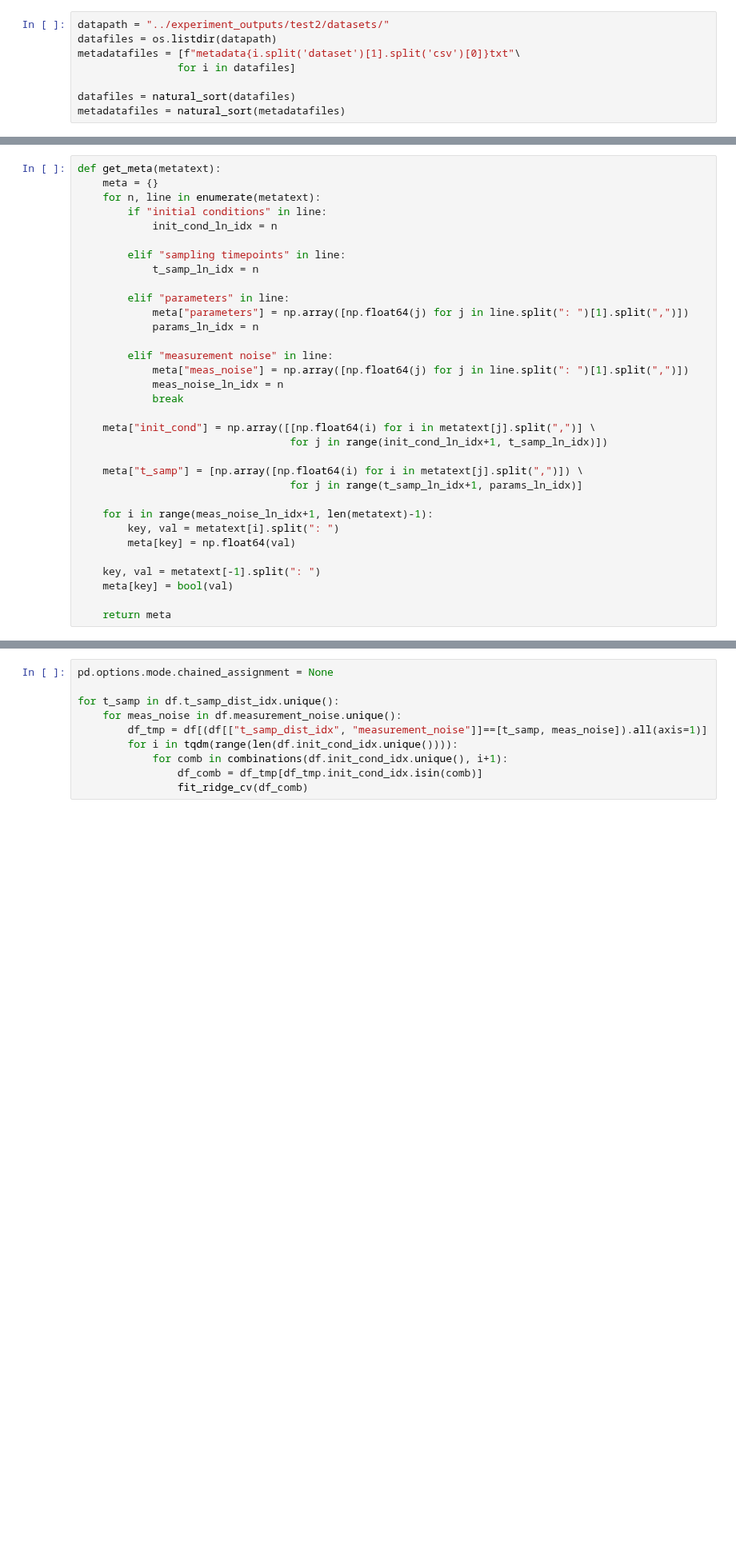
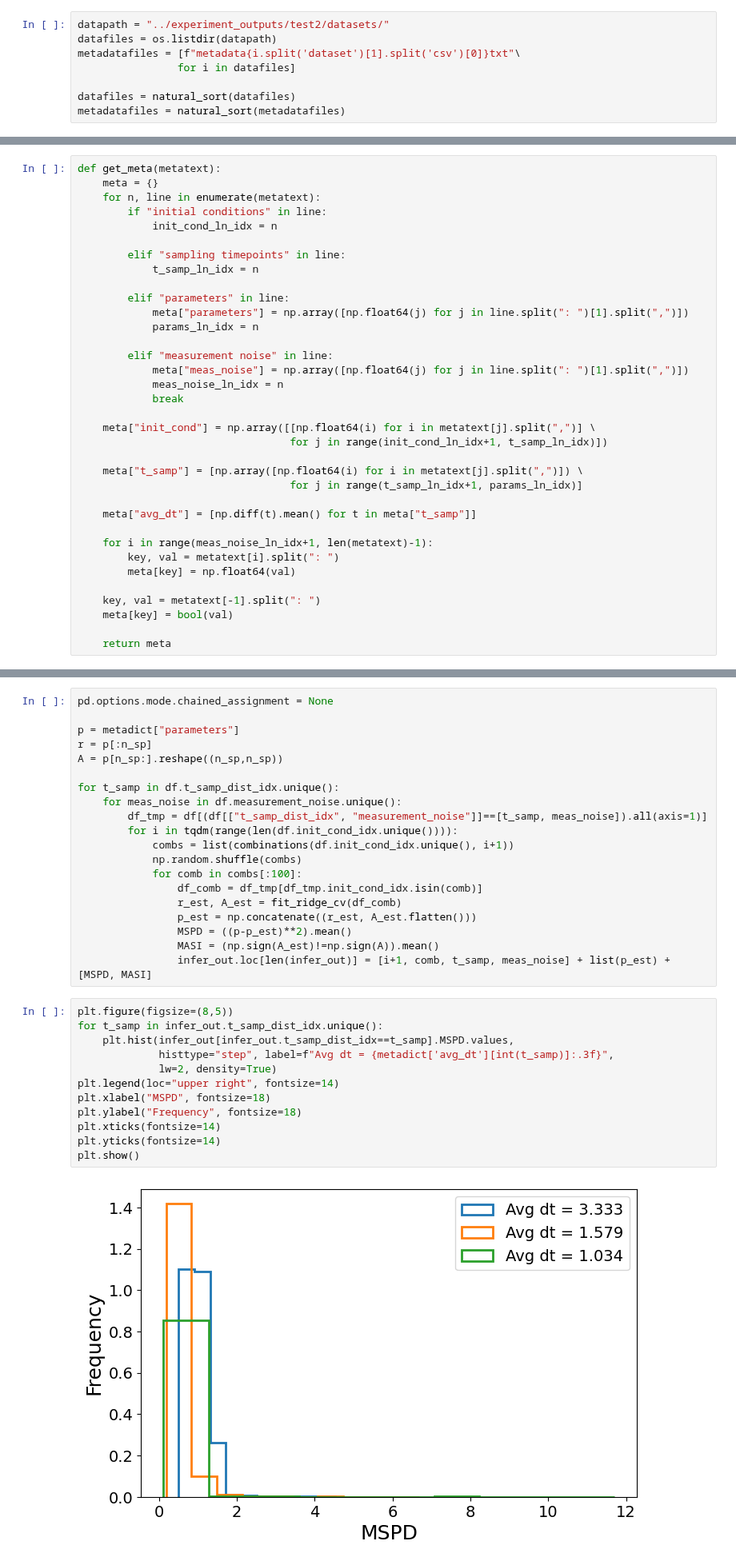
Before and after one commit to joaovaleriano/gLV_OED, a Jupyter notebook: notebooks/analysis.ipynb, the cells around one changed output, grey strips where cells are left out. Shown at 80% size. Drawn from its saved outputs; the diff is of its cells as text; blank space fills up the shorter version.

```diff
--- a/notebooks/analysis.ipynb
+++ b/notebooks/analysis.ipynb
@@ -72,6 +77,8 @@ def get_meta(metatext):
     meta["t_samp"] = [np.array([np.float64(i) for i in metatext[j].split(",")]) \
                                   for j in range(t_samp_ln_idx+1, params_ln_idx)]
 
+    meta["avg_dt"] = [np.diff(t).mean() for t in meta["t_samp"]]
+
     for i in range(meas_noise_ln_idx+1, len(metatext)-1):
         key, val = metatext[i].split(": ")
         meta[key] = np.float64(val)
@@ -204,10 +159,34 @@ df.loc[[0,1,2,3], ["dataset", "replicate"]]
 # %%
 pd.options.mode.chained_assignment = None
+
+p = metadict["parameters"]
+r = p[:n_sp]
+A = p[n_sp:].reshape((n_sp,n_sp))
 
 for t_samp in df.t_samp_dist_idx.unique():
     for meas_noise in df.measurement_noise.unique():
         df_tmp = df[(df[["t_samp_dist_idx", "measurement_noise"]]==[t_samp, meas_noise]).all(axis=1)]
         for i in tqdm(range(len(df.init_cond_idx.unique()))):
-            for comb in combinations(df.init_cond_idx.unique(), i+1):
+            combs = list(combinations(df.init_cond_idx.unique(), i+1))
+            np.random.shuffle(combs)
+            for comb in combs[:100]:
                 df_comb = df_tmp[df_tmp.init_cond_idx.isin(comb)]
-                fit_ridge_cv(df_comb)
+                r_est, A_est = fit_ridge_cv(df_comb)
+                p_est = np.concatenate((r_est, A_est.flatten()))
+                MSPD = ((p-p_est)**2).mean()
+                MASI = (np.sign(A_est)!=np.sign(A)).mean()
+                infer_out.loc[len(infer_out)] = [i+1, comb, t_samp, meas_noise] + list(p_est) + [MSPD, MASI]
+# %%
+plt.figure(figsize=(8,5))
+for t_samp in infer_out.t_samp_dist_idx.unique():
+    plt.hist(infer_out[infer_out.t_samp_dist_idx==t_samp].MSPD.values,
+             histtype="step", label=f"Avg dt = {metadict['avg_dt'][int(t_samp)]:.3f}",
+             lw=2, density=True)
+plt.legend(loc="upper right", fontsize=14)
+plt.xlabel("MSPD", fontsize=18)
+plt.ylabel("Frequency", fontsize=18)
+plt.xticks(fontsize=14)
+plt.yticks(fontsize=14)
+plt.show()
+# %% [output]
+[figure, added]
```
Also changed, not shown: parts of 20 cells of this notebook, 2 other files.
